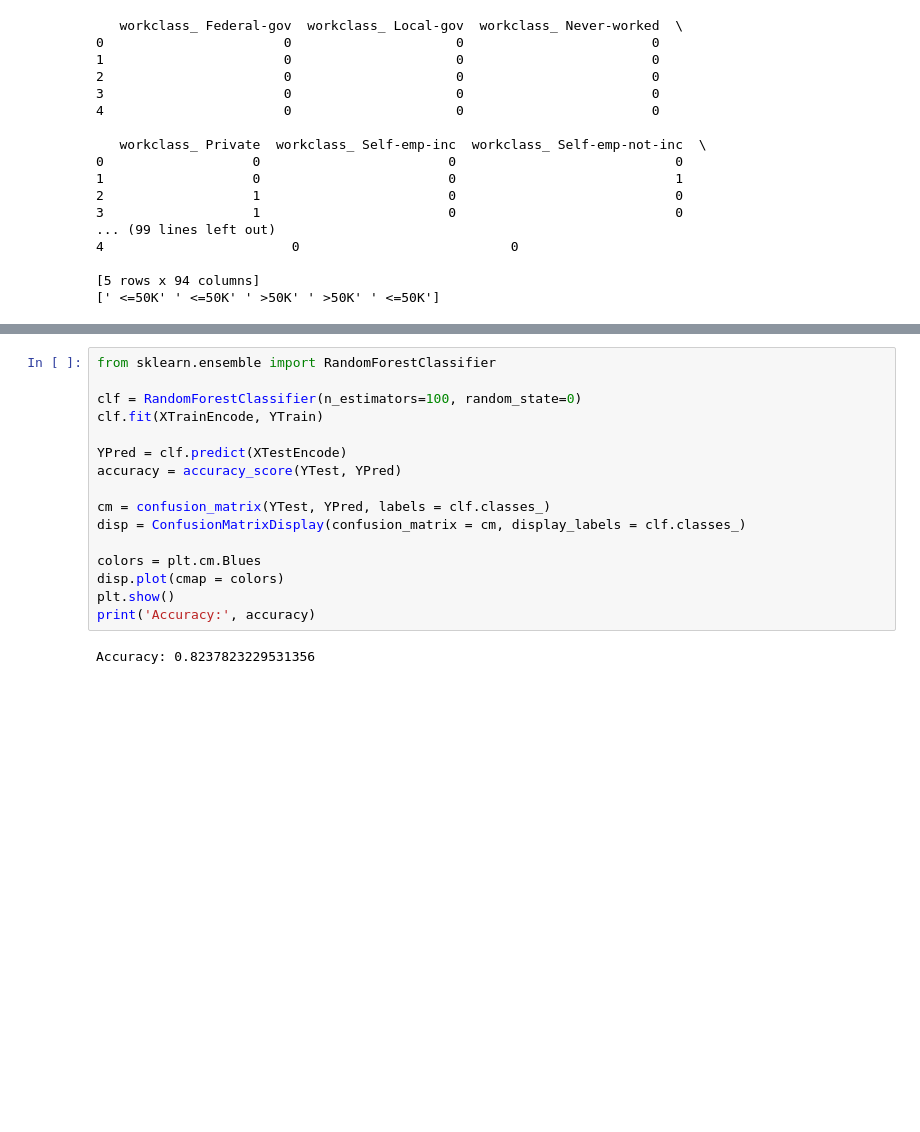
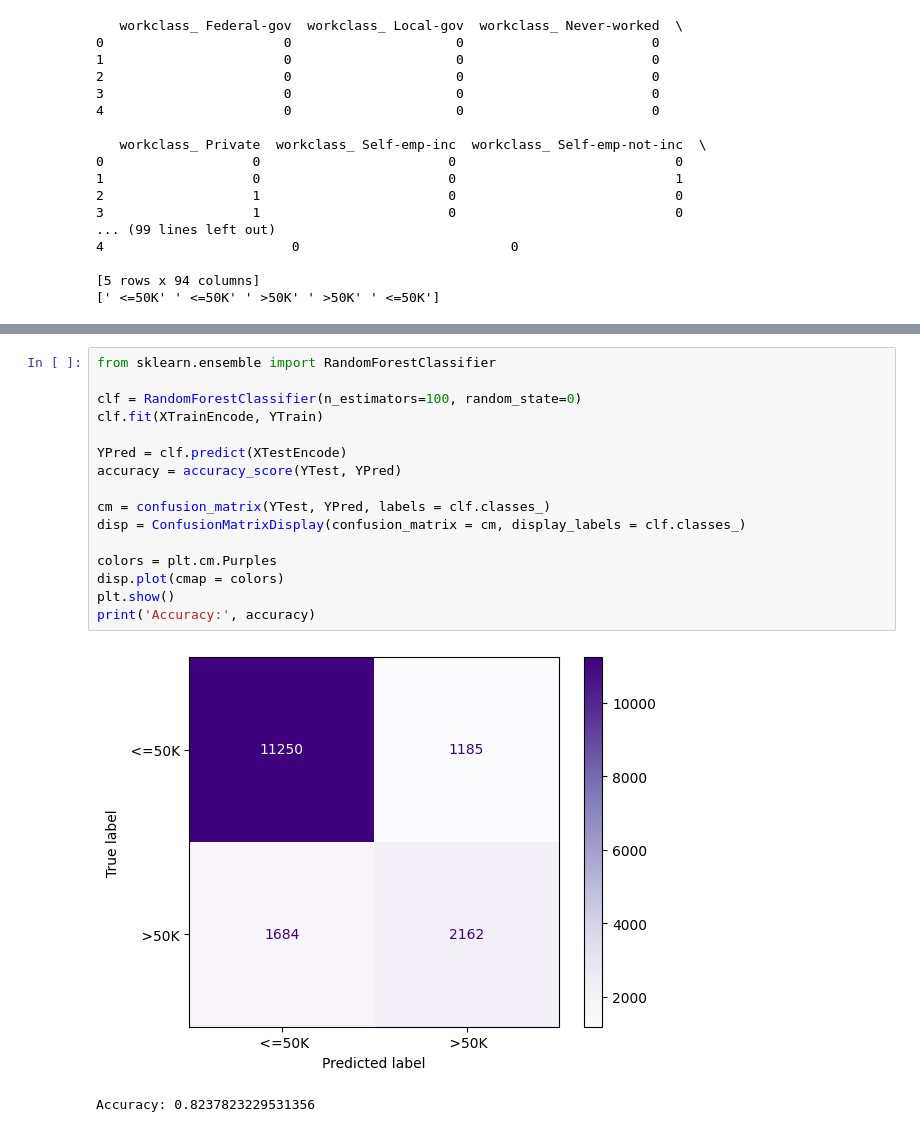
Before and after one commit to FrancoA325/Income-project, a Jupyter notebook: G19Project.ipynb, the cells around one changed output, grey strips where cells are left out. Drawn from its saved outputs; the diff is of its cells as text; blank space fills up the shorter version.

```diff
--- a/G19Project.ipynb
+++ b/G19Project.ipynb
@@ -130,20 +130,21 @@ Accuracy:  0.8170874024937044
 # %%
 from sklearn.ensemble import RandomForestClassifier
 
 clf = RandomForestClassifier(n_estimators=100, random_state=0)
 clf.fit(XTrainEncode, YTrain)
 
 YPred = clf.predict(XTestEncode)
 accuracy = accuracy_score(YTest, YPred)
 
 cm = confusion_matrix(YTest, YPred, labels = clf.classes_)
 disp = ConfusionMatrixDisplay(confusion_matrix = cm, display_labels = clf.classes_)
 
-colors = plt.cm.Blues
+colors = plt.cm.Purples
 disp.plot(cmap = colors)
 plt.show()
 print('Accuracy:', accuracy)
 # %% [output]
+[figure, added]
 Accuracy: 0.8237823229531356
 # %%
 from sklearn.svm import SVC
```
Also changed, not shown: parts of 2 cells of this notebook.
